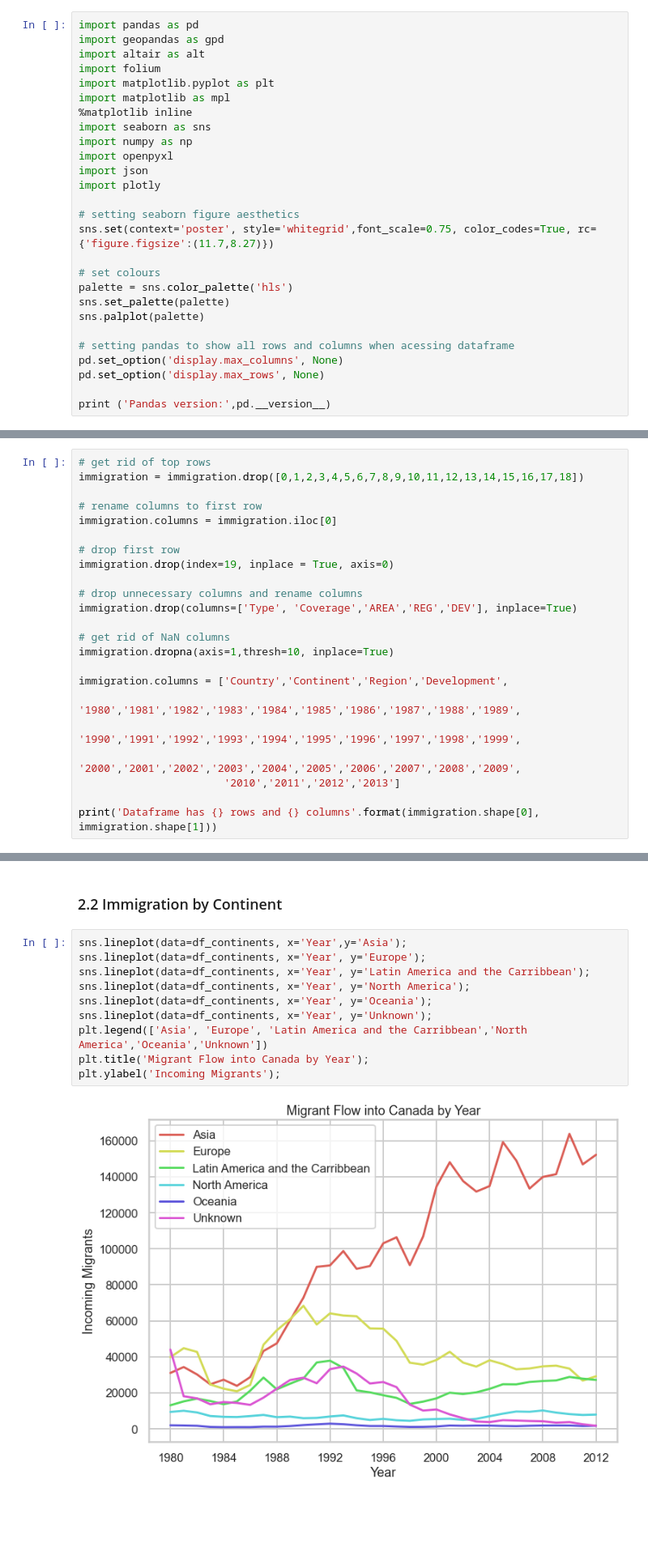
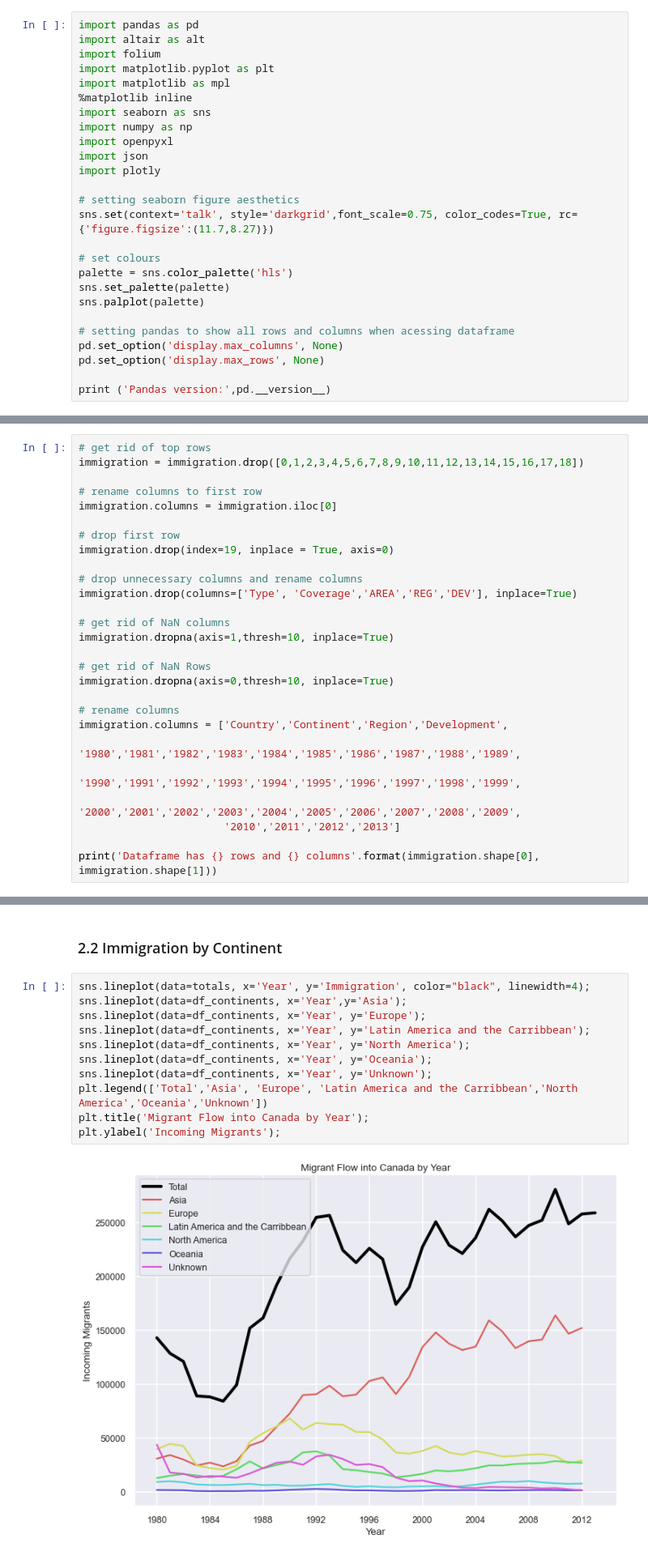
Before and after one commit to ayliahfani/Canadian-Immigration-Trends, a Jupyter notebook: VA Coursework.ipynb, the cells around one changed output, grey strips where cells are left out. Shown at 81% size. Cells and saved outputs as stored; diff of their text form; blank space fills up the shorter version.

```diff
--- a/VA Coursework.ipynb
+++ b/VA Coursework.ipynb
@@ -13,7 +13,6 @@ Project Title: **A Visual Exploration of Canadian Immigration**
 **import libraries:**
 # %%
 import pandas as pd
-import geopandas as gpd
 import altair as alt
 import folium
 import matplotlib.pyplot as plt
@@ -26,7 +25,7 @@ import json
 import plotly
 
 # setting seaborn figure aesthetics
-sns.set(context='poster', style='whitegrid',font_scale=0.75, color_codes=True, rc={'figure.figsize':(11.7,8.27)})
+sns.set(context='talk', style='darkgrid',font_scale=0.75, color_codes=True, rc={'figure.figsize':(11.7,8.27)})
 
 # set colours
 palette = sns.color_palette('hls')
@@ -75,6 +72,10 @@ immigration.drop(columns=['Type', 'Coverage','AREA','REG','DEV'], inplace=True)
 # get rid of NaN columns
 immigration.dropna(axis=1,thresh=10, inplace=True)
 
+# get rid of NaN Rows
+immigration.dropna(axis=0,thresh=10, inplace=True)
+
+# rename columns
 immigration.columns = ['Country','Continent','Region','Development',
                        '1980','1981','1982','1983','1984','1985','1986','1987','1988','1989',
                        '1990','1991','1992','1993','1994','1995','1996','1997','1998','1999',
@@ -290,17 +335,18 @@ plt.title('Migrant Flow into Canada by Year');
 # %% [markdown]
 ### 2.2 Immigration by Continent
 # %%
+sns.lineplot(data=totals, x='Year', y='Immigration', color="black", linewidth=4);
 sns.lineplot(data=df_continents, x='Year',y='Asia');
 sns.lineplot(data=df_continents, x='Year', y='Europe');
 sns.lineplot(data=df_continents, x='Year', y='Latin America and the Carribbean');
 sns.lineplot(data=df_continents, x='Year', y='North America');
 sns.lineplot(data=df_continents, x='Year', y='Oceania');
 sns.lineplot(data=df_continents, x='Year', y='Unknown');
-plt.legend(['Asia', 'Europe', 'Latin America and the Carribbean','North America','Oceania','Unknown'])
+plt.legend(['Total','Asia', 'Europe', 'Latin America and the Carribbean','North America','Oceania','Unknown'])
 plt.title('Migrant Flow into Canada by Year');
 plt.ylabel('Incoming Migrants');
 # %% [output]
-[figure, old version]
+[figure, new version]
 # %% [markdown]
 **NOTES:** the number fo asian immigrants is much higher than other continents, lets look further into which parts of Asia they are coming from
 # %%
```
Also changed, not shown: parts of 33 cells of this notebook.
